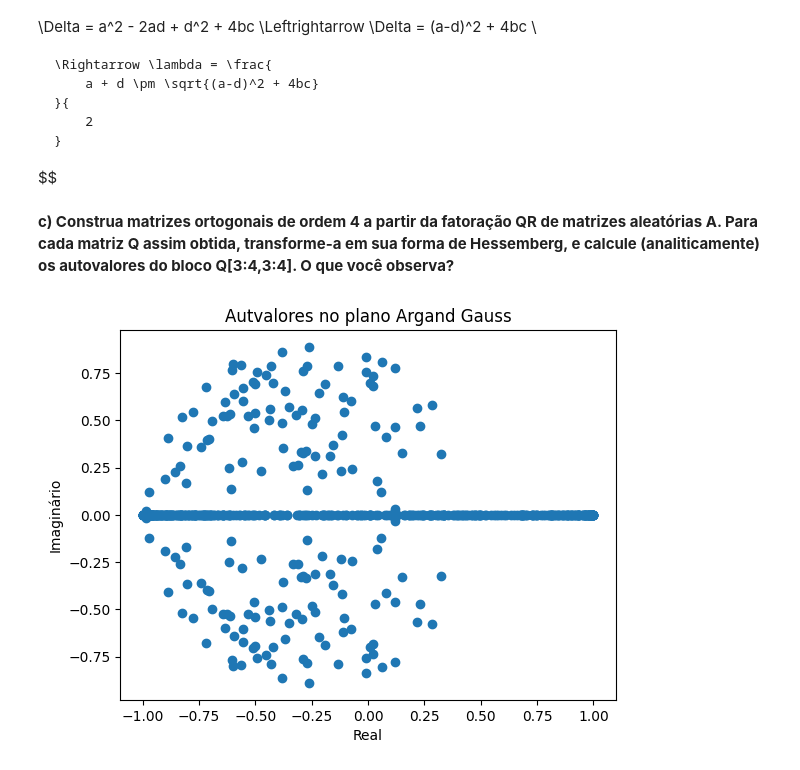
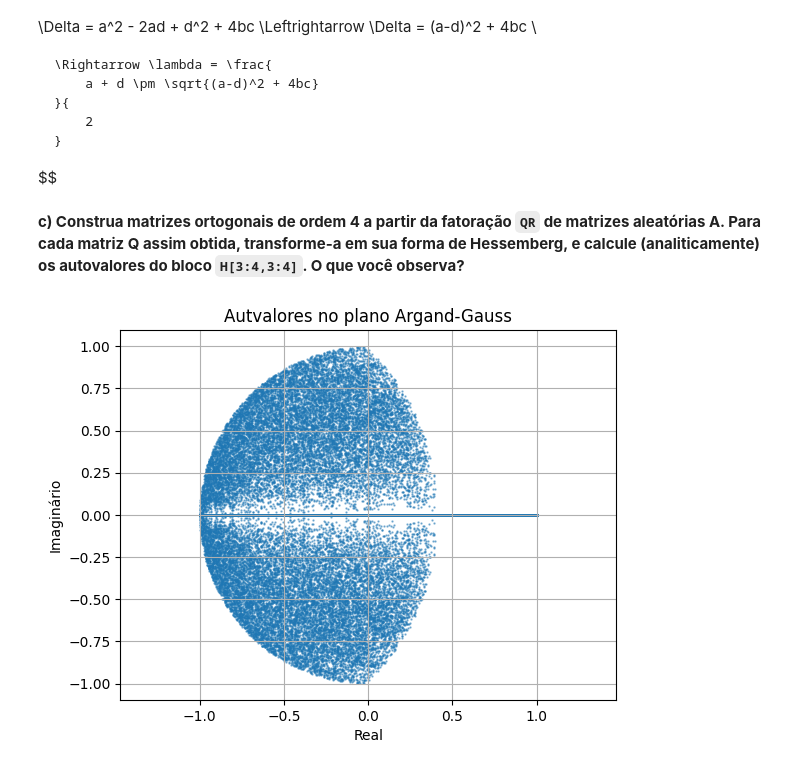
Before and after one commit to jaopredo/linear-algebra, a Jupyter notebook: numerical/algoritmos/projects/project3/eigenvectors_and_eigenvalues.ipynb, the cells around one changed output. Saved outputs shown, nothing was run; the diff lists cells and outputs as text; code cells hidden in the pictures.

```diff
--- a/numerical/algoritmos/projects/project3/eigenvectors_and_eigenvalues.ipynb
+++ b/numerical/algoritmos/projects/project3/eigenvectors_and_eigenvalues.ipynb
@@ -349,12 +349,6 @@ def to_hessenberg(A: np.ndarray, symmetric: bool = False) -> tuple[list[np.ndarr
 
         reflectors.append(v_k)
 
-    Q = np.eye(m)
-    for k, v_k in enumerate(reflectors):
-        H_k = np.eye(m)
-        H_k[k + 1:m, k + 1:m] -= 2 * (v_k @ v_k.T)
-        Q = Q @ H_k
-
     return reflectors, M, Q
 # %% [markdown]
 Mas isso funciona? Vamos fazer uns testes de comparação
@@ -454,19 +448,19 @@ $$
     }
 $$
 # %% [markdown]
-**c\) Construa matrizes ortogonais de ordem 4 a partir da fatoração QR de matrizes aleatórias A. Para cada matriz Q assim obtida, transforme-a em sua forma de Hessemberg, e calcule (analiticamente) os autovalores do bloco Q[3:4,3:4]. O que você observa?**
+**c\) Construa matrizes ortogonais de ordem 4 a partir da fatoração `QR` de matrizes aleatórias A. Para cada matriz Q assim obtida, transforme-a em sua forma de Hessemberg, e calcule (analiticamente) os autovalores do bloco `H[3:4,3:4]`. O que você observa?**
 # %%
 reals = []
 imaginaries = []
 
-for i in range(300):
+for i in range(60000):
     A = 10*np.random.random_sample((4, 4))
 
-    Q, R = np.linalg.qr(A)
+    Q, _ = np.linalg.qr(A)
 
     _, H, _ = to_hessenberg(Q)
 
-    H_new = H[2:4, 2:4]
+    H_new = H[2:, 2:]
 
     a = float(H_new[0, 0])
     b = float(H_new[0, 1])
@@ -485,12 +479,16 @@ for i in range(300):
 # %%
 plt.title("Autvalores no plano Argand-Gauss")
 
 plt.xlabel("Real")
 plt.ylabel("Imaginário")
 
-plt.scatter(reals, imaginaries)
+plt.axis("equal")
+
+plt.grid()
+
+plt.scatter(reals, imaginaries, alpha=.5, s=.5)
 
 plt.show()
 # %% [output]
-[figure, old version]
+[figure, new version]
 # %% [markdown]
```
Also changed, not shown: parts of 13 cells of this notebook.
